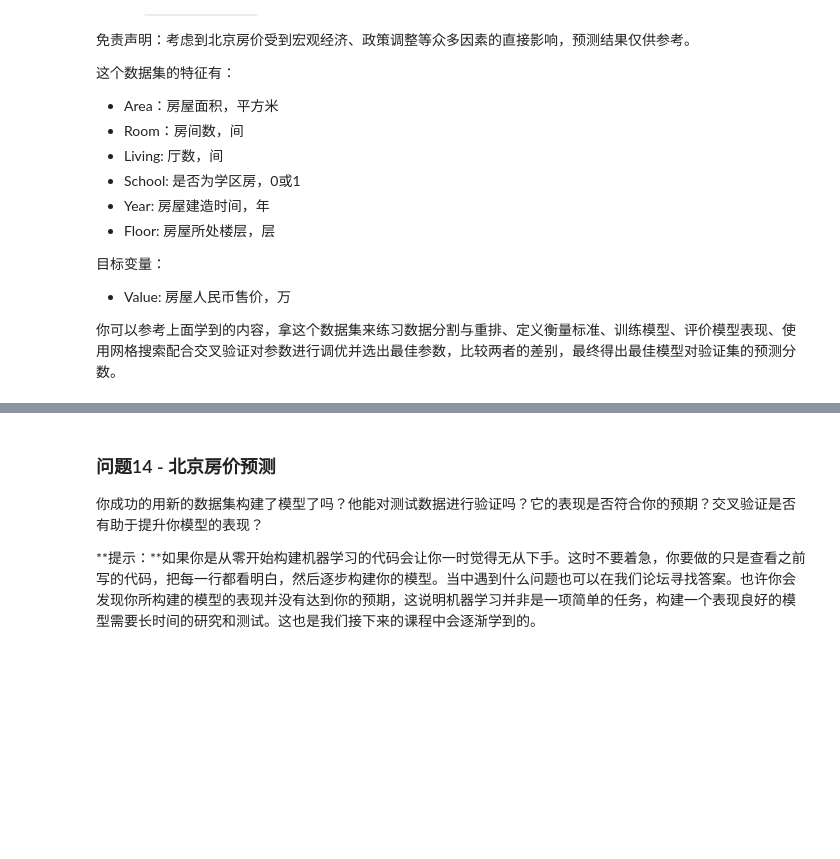
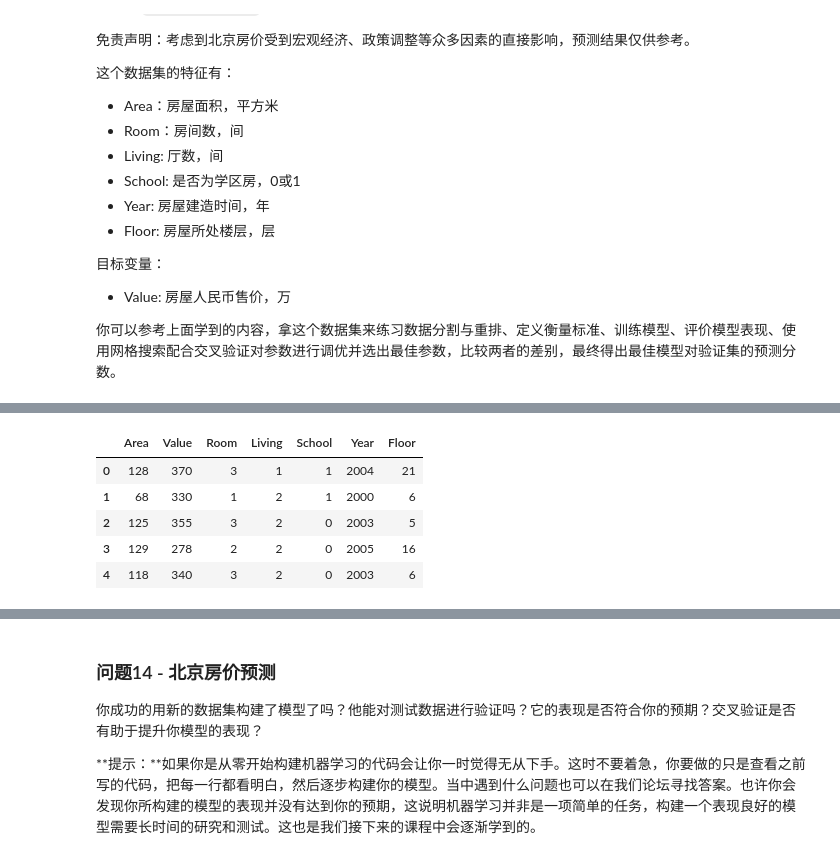
Before and after one commit to NaughtyFlame/Ud_ML, a Jupyter notebook: boston_housing/boston_housing.ipynb, the cells around one changed output, grey strips where cells are left out. Cells and saved outputs as stored; diff of their text form; code cells hidden in the pictures; blank space fills up the shorter version.

```diff
--- a/boston_housing/boston_housing.ipynb
+++ b/boston_housing/boston_housing.ipynb
@@ -440,0 +546,9 @@ vs.PredictTrials(features, prices, fit_model, client_data)
+# %%
+data.head()
+# %% [output]
+|  | Area | Value | Room | Living | School | Year | Floor |
+| 0 | 128 | 370 | 3 | 1 | 1 | 2004 | 21 |
+| 1 | 68 | 330 | 1 | 2 | 1 | 2000 | 6 |
+| 2 | 125 | 355 | 3 | 2 | 0 | 2003 | 5 |
+| 3 | 129 | 278 | 2 | 2 | 0 | 2005 | 16 |
+| 4 | 118 | 340 | 3 | 2 | 0 | 2003 | 6 |
```
Also changed, not shown: parts of 25 cells of this notebook.
